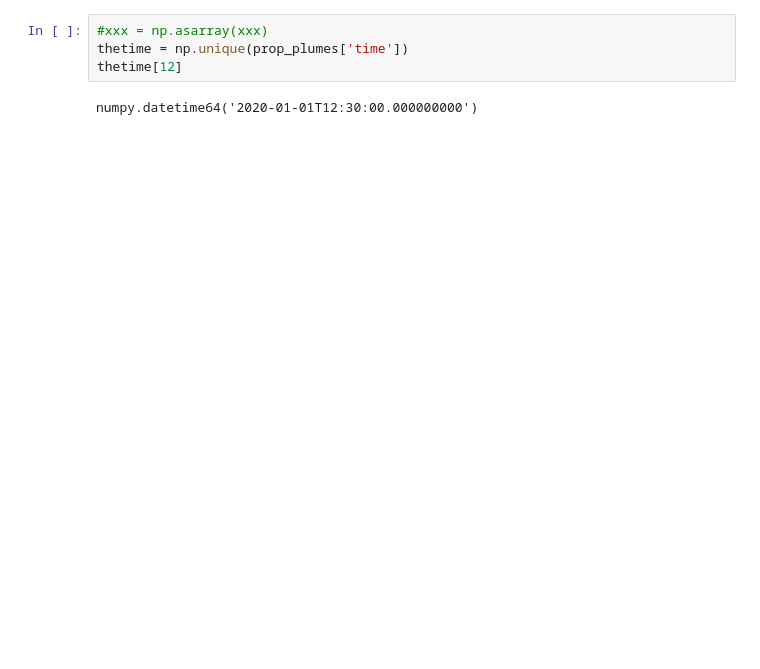
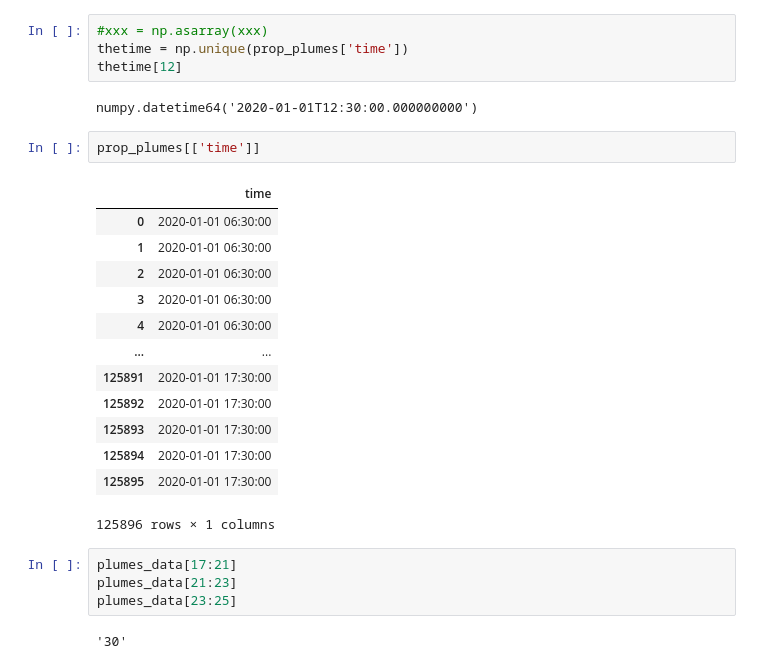
Before and after one commit to tillvondenhoff/SHK_project, a Jupyter notebook: plumeAnalysis.ipynb, the cells around one changed output. Drawn from its saved outputs; the diff is of its cells as text; blank space fills up the shorter version.

```diff
--- a/plumeAnalysis.ipynb
+++ b/plumeAnalysis.ipynb
@@ -188,3 +214,25 @@ thetime = np.unique(prop_plumes['time'])
 thetime[12]
 # %% [output]
 numpy.datetime64('2020-01-01T12:30:00.000000000')
+# %%
+prop_plumes[['time']]
+# %% [output]
+|  | time |
+| 0 | 2020-01-01 06:30:00 |
+| 1 | 2020-01-01 06:30:00 |
+| 2 | 2020-01-01 06:30:00 |
+| 3 | 2020-01-01 06:30:00 |
+| 4 | 2020-01-01 06:30:00 |
+| ... | ... |
+| 125891 | 2020-01-01 17:30:00 |
+| 125892 | 2020-01-01 17:30:00 |
+| 125893 | 2020-01-01 17:30:00 |
+| 125894 | 2020-01-01 17:30:00 |
+| 125895 | 2020-01-01 17:30:00 |
+125896 rows × 1 columns
+# %%
+plumes_data[17:21]
+plumes_data[21:23]
+plumes_data[23:25]
+# %% [output]
+'30'
```
Also changed, not shown: parts of 5 cells of this notebook, 2 other files.
